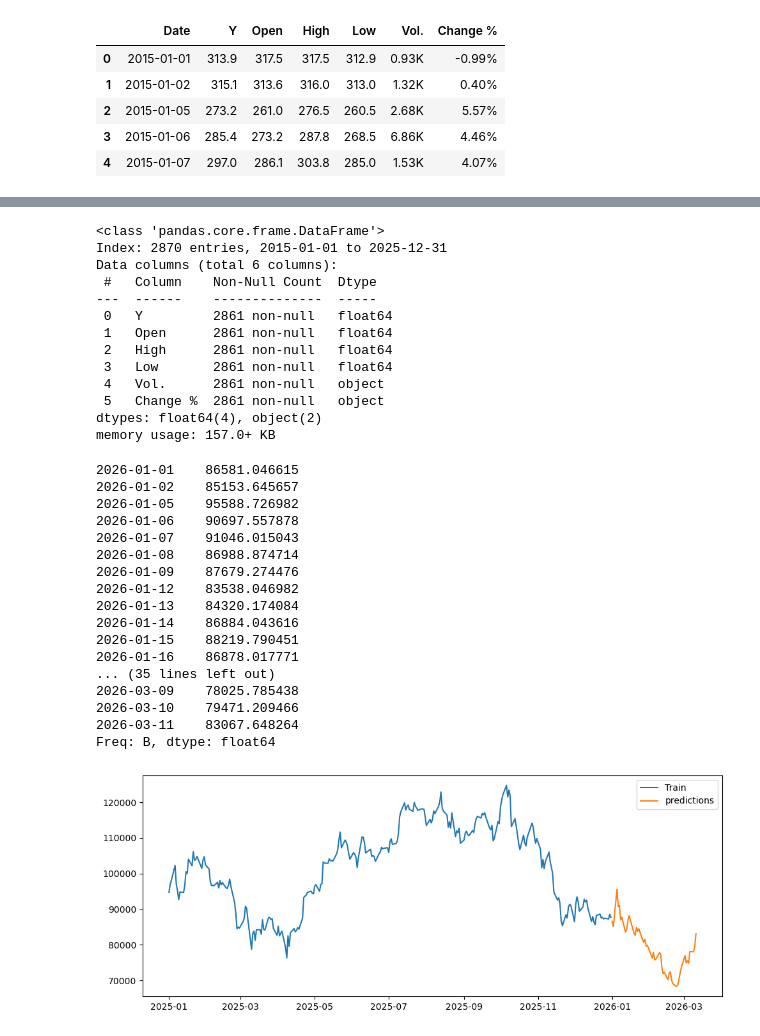
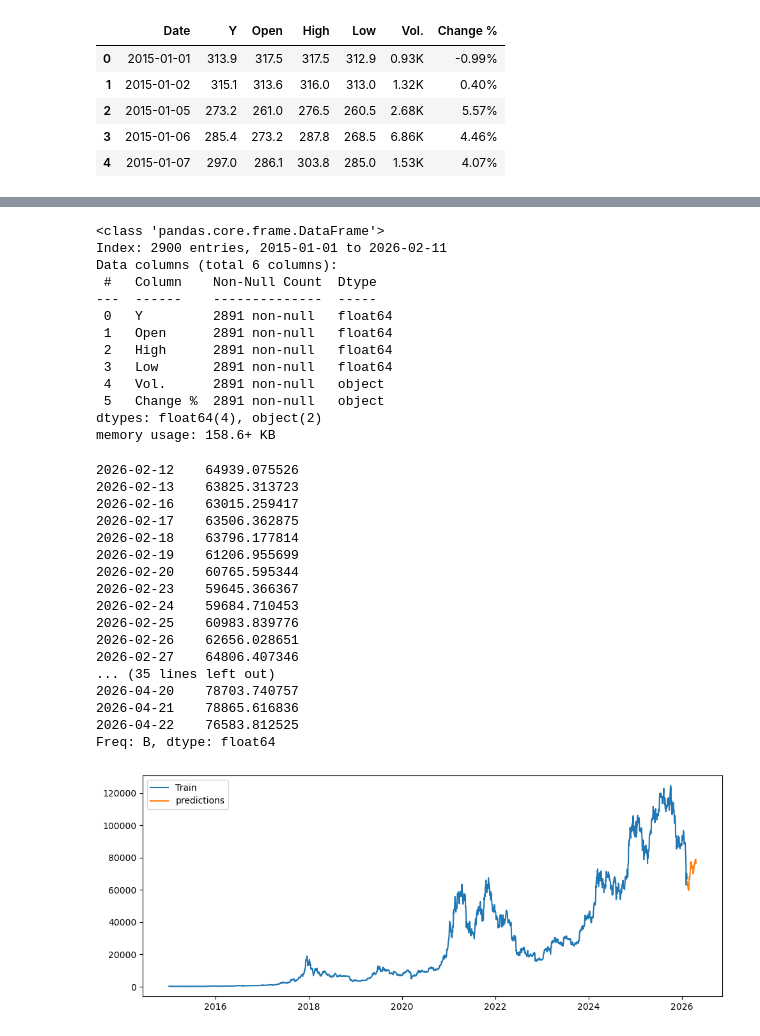
Before and after one commit to steve1-1269/bitcoin-prediction, a Jupyter notebook: future_prediction.ipynb, the cells around one changed output, grey strips where cells are left out. Drawn from its saved outputs; the diff is of its cells as text; code cells hidden in the pictures.

Commit message:
made future predictions

```diff
--- a/future_prediction.ipynb
+++ b/future_prediction.ipynb
@@ -3,9 +3,9 @@ import pandas as pd
 import matplotlib.pyplot as plt
 import joblib
 # %%
-model= joblib.load(r"C:\Users\MINE\Desktop\bitcoin prediction\expo_smoo.pkl")
+model= joblib.load(r"C:\Users\MINE\Desktop\bitcoin prediction\expo_smoo_forecast.pkl")
 # %%
-df= pd.read_csv(r"C:\Users\MINE\Desktop\bitcoin prediction\train.csv")
+df= pd.read_csv(r"C:\Users\MINE\Desktop\bitcoin prediction\expo_smoo_forecast.csv")
 # %%
 df.head()
 # %% [output]
@@ -21,18 +30,18 @@ df.set_index('Date', inplace=True)
 df.info()
 # %% [output]
 <class 'pandas.core.frame.DataFrame'>
-Index: 2870 entries, 2015-01-01 to 2025-12-31
+Index: 2900 entries, 2015-01-01 to 2026-02-11
 Data columns (total 6 columns):
  #   Column    Non-Null Count  Dtype
 ---  ------    --------------  -----
- 0   Y         2861 non-null   float64
- 1   Open      2861 non-null   float64
- 2   High      2861 non-null   float64
- 3   Low       2861 non-null   float64
- 4   Vol.      2861 non-null   object
- 5   Change %  2861 non-null   object
+ 0   Y         2891 non-null   float64
+ 1   Open      2891 non-null   float64
+ 2   High      2891 non-null   float64
+ 3   Low       2891 non-null   float64
+ 4   Vol.      2891 non-null   object
+ 5   Change %  2891 non-null   object
 dtypes: float64(4), object(2)
-memory usage: 157.0+ KB
+memory usage: 158.6+ KB
 # %%
 df.index= pd.to_datetime(df.index)
 # %%
@@ -42,30 +51,30 @@ predictions= model.forecast(50)
 # %%
 predictions
 # %% [output]
-2026-01-01    86581.046615
-2026-01-02    85153.645657
-2026-01-05    95588.726982
-2026-01-06    90697.557878
-2026-01-07    91046.015043
-2026-01-08    86988.874714
-2026-01-09    87679.274476
-2026-01-12    83538.046982
-2026-01-13    84320.174084
-2026-01-14    86884.043616
-2026-01-15    88219.790451
-2026-01-16    86878.017771
+2026-02-12    64939.075526
+2026-02-13    63825.313723
+2026-02-16    63015.259417
+2026-02-17    63506.362875
+2026-02-18    63796.177814
+2026-02-19    61206.955699
+2026-02-20    60765.595344
+2026-02-23    59645.366367
+2026-02-24    59684.710453
+2026-02-25    60983.839776
+2026-02-26    62656.028651
+2026-02-27    64806.407346
 ... (35 lines left out)
-2026-03-09    78025.785438
-2026-03-10    79471.209466
-2026-03-11    83067.648264
+2026-04-20    78703.740757
+2026-04-21    78865.616836
+2026-04-22    76583.812525
 Freq: B, dtype: float64
 # %%
 plt.figure(figsize=(10,4))
-plt.plot(df.Y.loc['2025'], label= 'Train')
+plt.plot(df.Y, label= 'Train')
 plt.plot(predictions, label= 'predictions')
 
 plt.tight_layout()
 plt.legend()
 plt.show()
 # %% [output]
-[figure, old version]
+[figure, new version]
```
Also changed, not shown: parts of 2 cells of this notebook, 3 other files.
